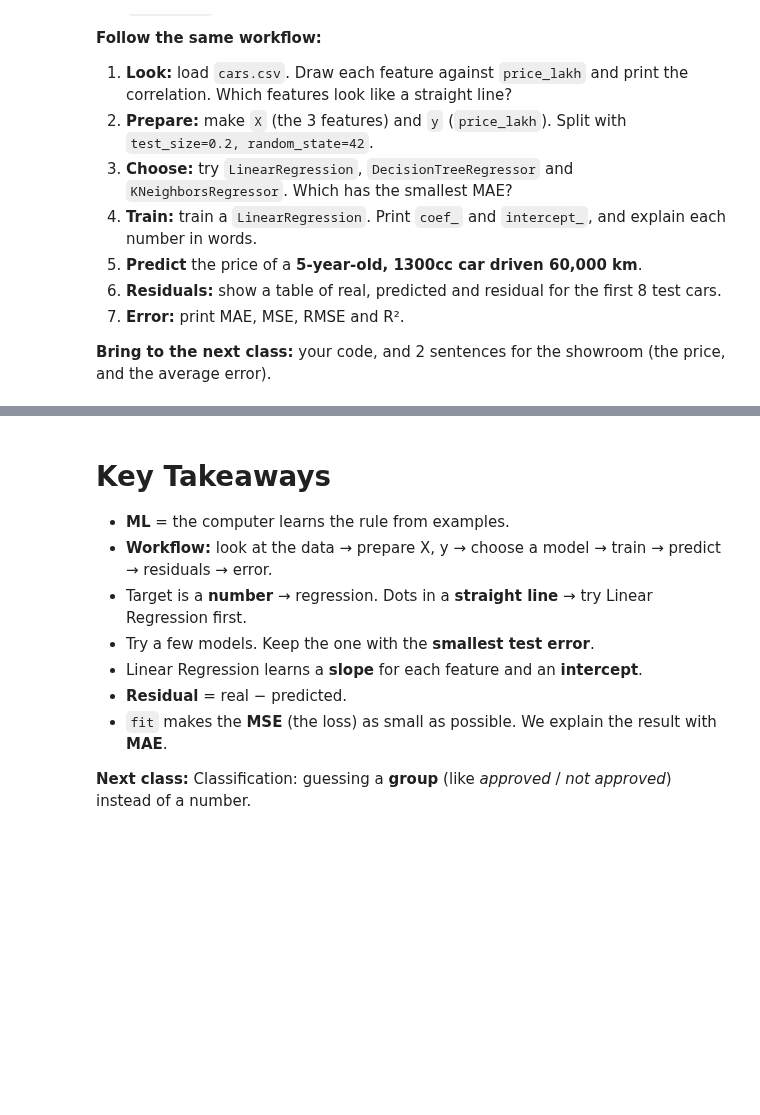
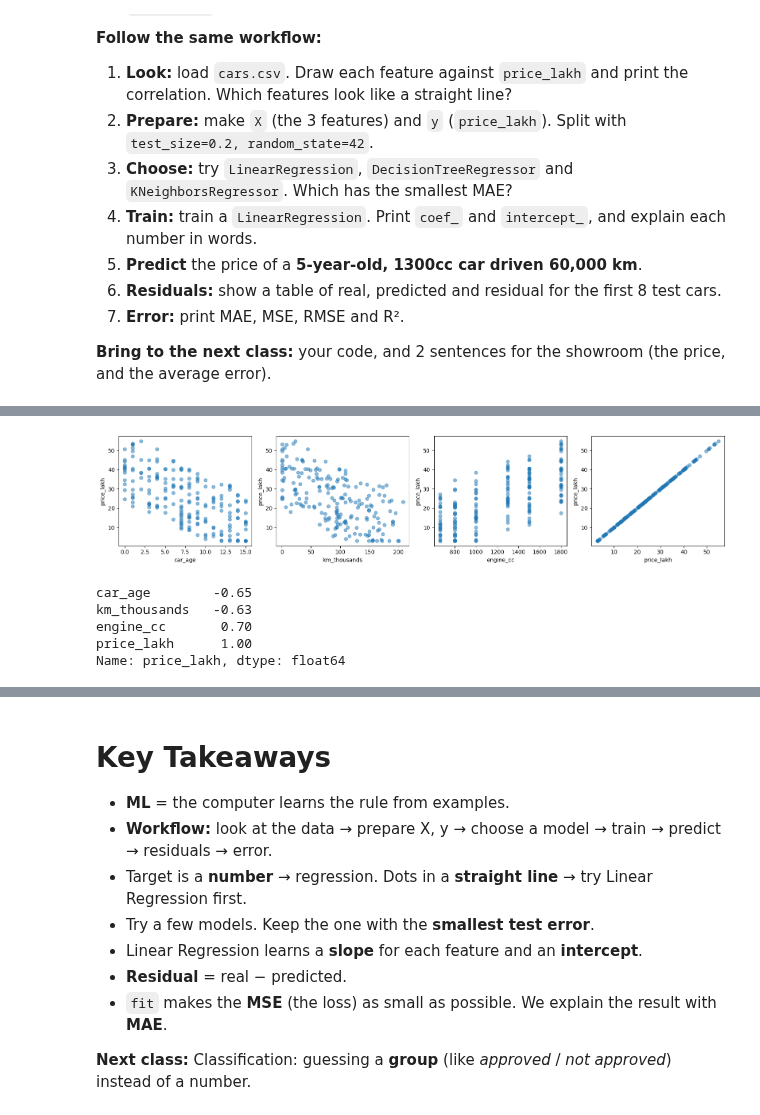
Before and after one commit to khan1020/Python-for-AI-course, a Jupyter notebook: notebooks/Week 4/Day 18/Day_18_ML_Workflow_Linear_Regression.ipynb, the cells around one changed output, grey strips where cells are left out. Cells and saved outputs as stored; diff of their text form; code cells hidden in the pictures; blank space fills up the shorter version.

Commit message:
again to avoid conflicts there are codes but not in mood to write detailled commit so don't take these commits like formality i am doing these to pull new code and make changes and push mine

```diff
--- a/notebooks/Week 4/Day 18/Day_18_ML_Workflow_Linear_Regression.ipynb
+++ b/notebooks/Week 4/Day 18/Day_18_ML_Workflow_Linear_Regression.ipynb
@@ -591,0 +593,8 @@ A used-car showroom in Karachi asks: *"Can you suggest a fair price for a used c
+# %%
+# Write your code here
+
+import sklearn as sk
+import pandas as pd
+
+df = pd.read_csv("cars.csv")
+df.head()
@@ -591,0 +608,22 @@ A used-car showroom in Karachi asks: *"Can you suggest a fair price for a used c
+# %%
+import matplotlib.pyplot as plt
+
+features = ["car_age", "km_thousands", "engine_cc", "price_lakh"]
+
+fig, axes = plt.subplots(1, 4, figsize=(16, 3.5))
+for ax, col in zip(axes, features):
+    ax.scatter(df[col], df["price_lakh"], alpha=0.5)
+    ax.set_xlabel(col)
+    ax.set_ylabel("price_lakh")
+plt.tight_layout()
+plt.show()
+# %% [output]
+[figure, added]
+# %%
+df.corr()["price_lakh"].round(2)
+# %% [output]
+car_age        -0.65
+km_thousands   -0.63
+engine_cc       0.70
+price_lakh      1.00
+Name: price_lakh, dtype: float64
```
Also changed, not shown: parts of 7 cells of this notebook, 5 other files.
